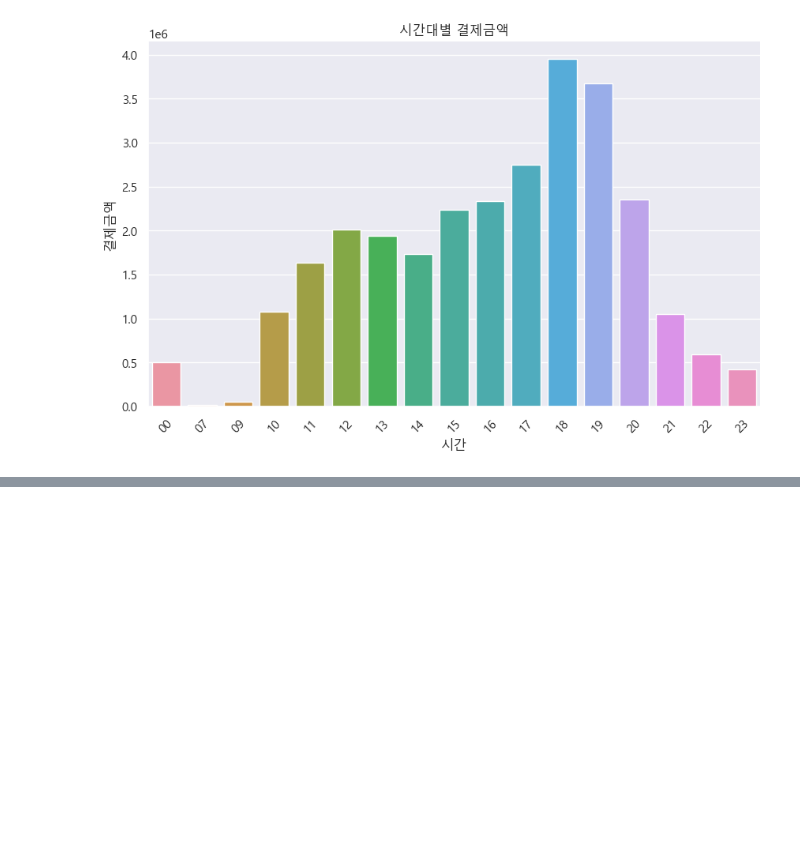
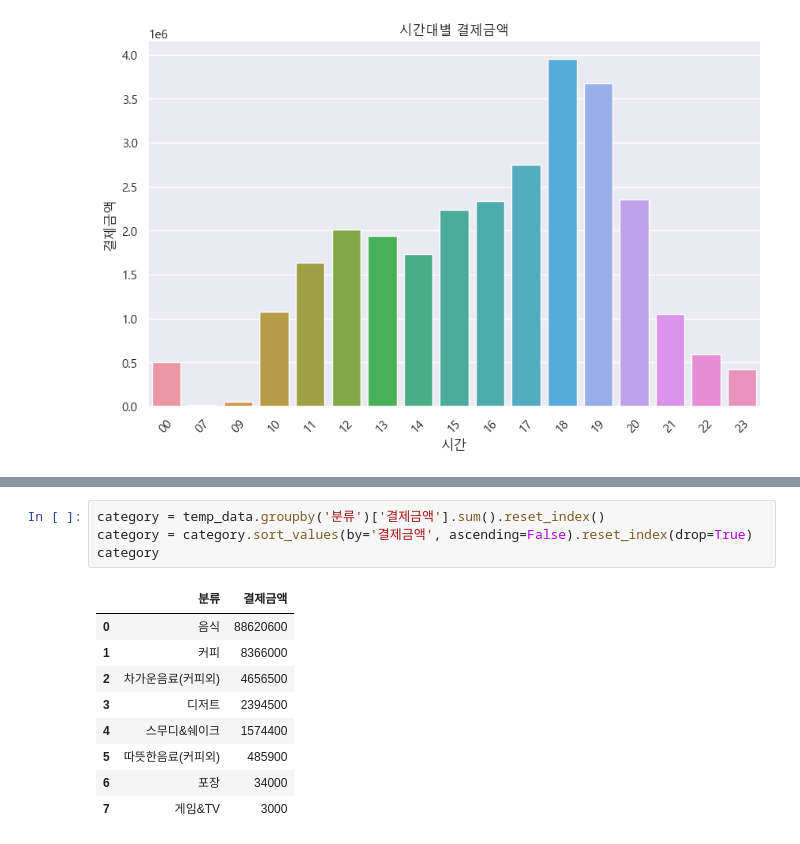
Before and after one commit to leejaesang6098/aiffel_study, a Jupyter notebook: 0915_node/0915_project.ipynb, the cells around one changed output, grey strips where cells are left out. Saved outputs shown, nothing was run; the diff lists cells and outputs as text; blank space fills up the shorter version.

```diff
--- a/0915_node/0915_project.ipynb
+++ b/0915_node/0915_project.ipynb
@@ -368,0 +391,14 @@ plt.show()
+# %%
+category = temp_data.groupby('분류')['결제금액'].sum().reset_index()
+category = category.sort_values(by='결제금액', ascending=False).reset_index(drop=True)
+category
+# %% [output]
+|  | 분류 | 결제금액 |
+| 0 | 음식 | 88620600 |
+| 1 | 커피 | 8366000 |
+| 2 | 차가운음료(커피외) | 4656500 |
+| 3 | 디저트 | 2394500 |
+| 4 | 스무디&쉐이크 | 1574400 |
+| 5 | 따뜻한음료(커피외) | 485900 |
+| 6 | 포장 | 34000 |
+| 7 | 게임&TV | 3000 |
```
Also changed, not shown: parts of 2 cells of this notebook.
